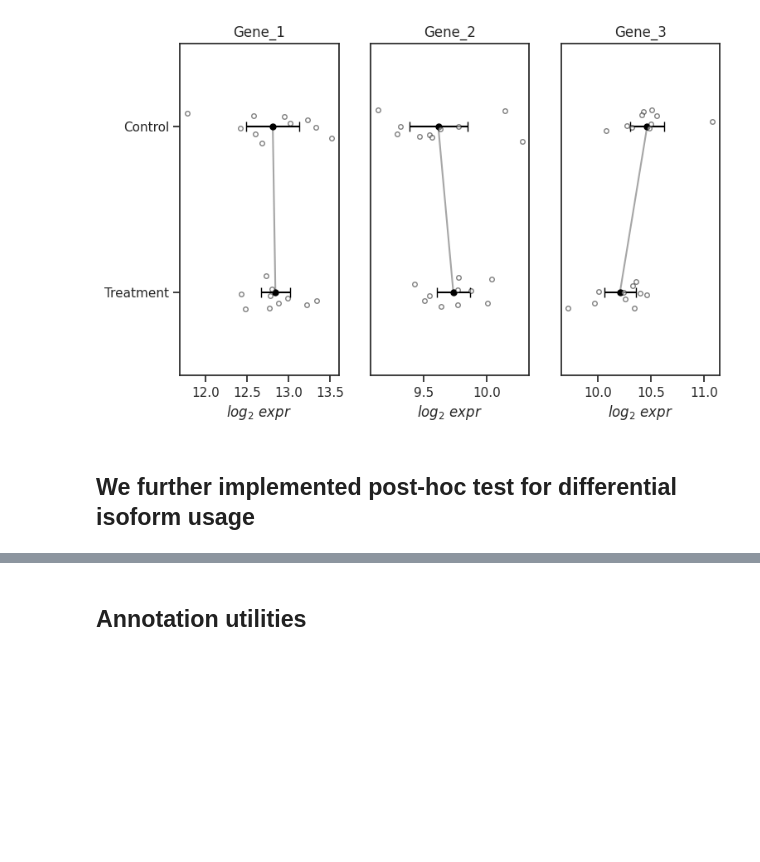
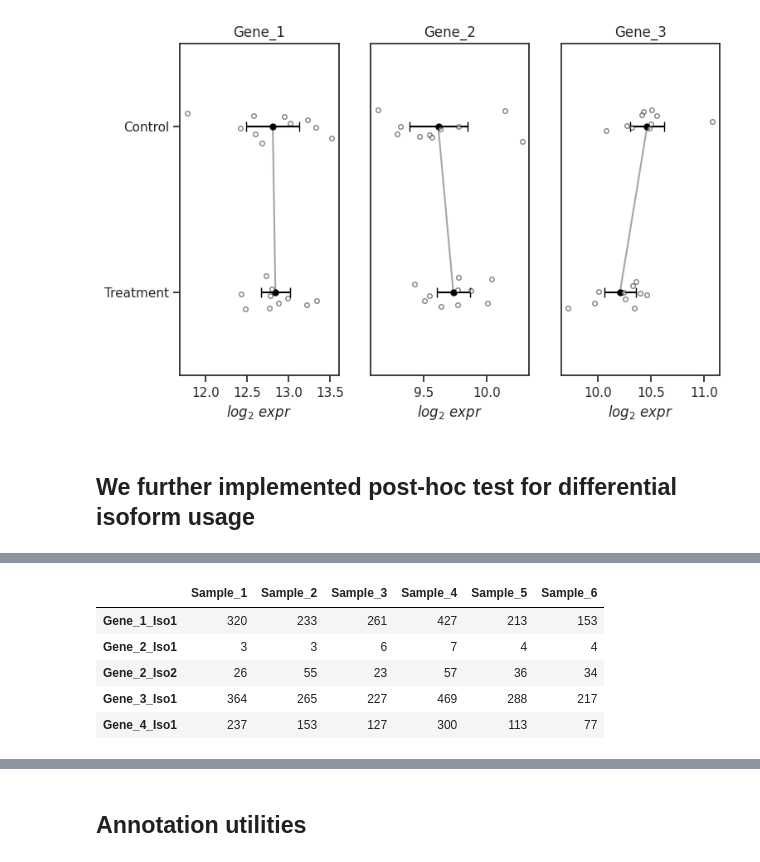
Before and after one commit to zavolanlab/zavolab_pyutils, a Jupyter notebook: test_module.ipynb, the cells around one changed output, grey strips where cells are left out. Drawn from its saved outputs; the diff is of its cells as text; code cells hidden in the pictures; blank space fills up the shorter version.

```diff
--- a/test_module.ipynb
+++ b/test_module.ipynb
@@ -741,6 +738,7 @@ for k,replicate_option in enumerate(replicate_options):
         savefig_path='./tests/plots/relative_usage_CI.Python_EBS_Sanity.'+replicate_option+'.png',
         log2_scale=False,
     )
+    break
 # %% [output]
 PASS 1: Running Initial Full Bayesian inference on 13707 genes to estimate variances...
 PASS 2: Applying Empirical Bayes Variance Shrinkage...
@@ -766,0 +756,9 @@ FDR is 0.0, 10repl
+# %%
+iso_counts_df.head()
+# %% [output]
+|  | Sample_1 | Sample_2 | Sample_3 | Sample_4 | Sample_5 | Sample_6 |
+| Gene_1_Iso1 | 320 | 233 | 261 | 427 | 213 | 153 |
+| Gene_2_Iso1 | 3 | 3 | 6 | 7 | 4 | 4 |
+| Gene_2_Iso2 | 26 | 55 | 23 | 57 | 36 | 34 |
+| Gene_3_Iso1 | 364 | 265 | 227 | 469 | 288 | 217 |
+| Gene_4_Iso1 | 237 | 153 | 127 | 300 | 113 | 77 |
```
Also changed, not shown: parts of 4 cells of this notebook, 1 other file.
